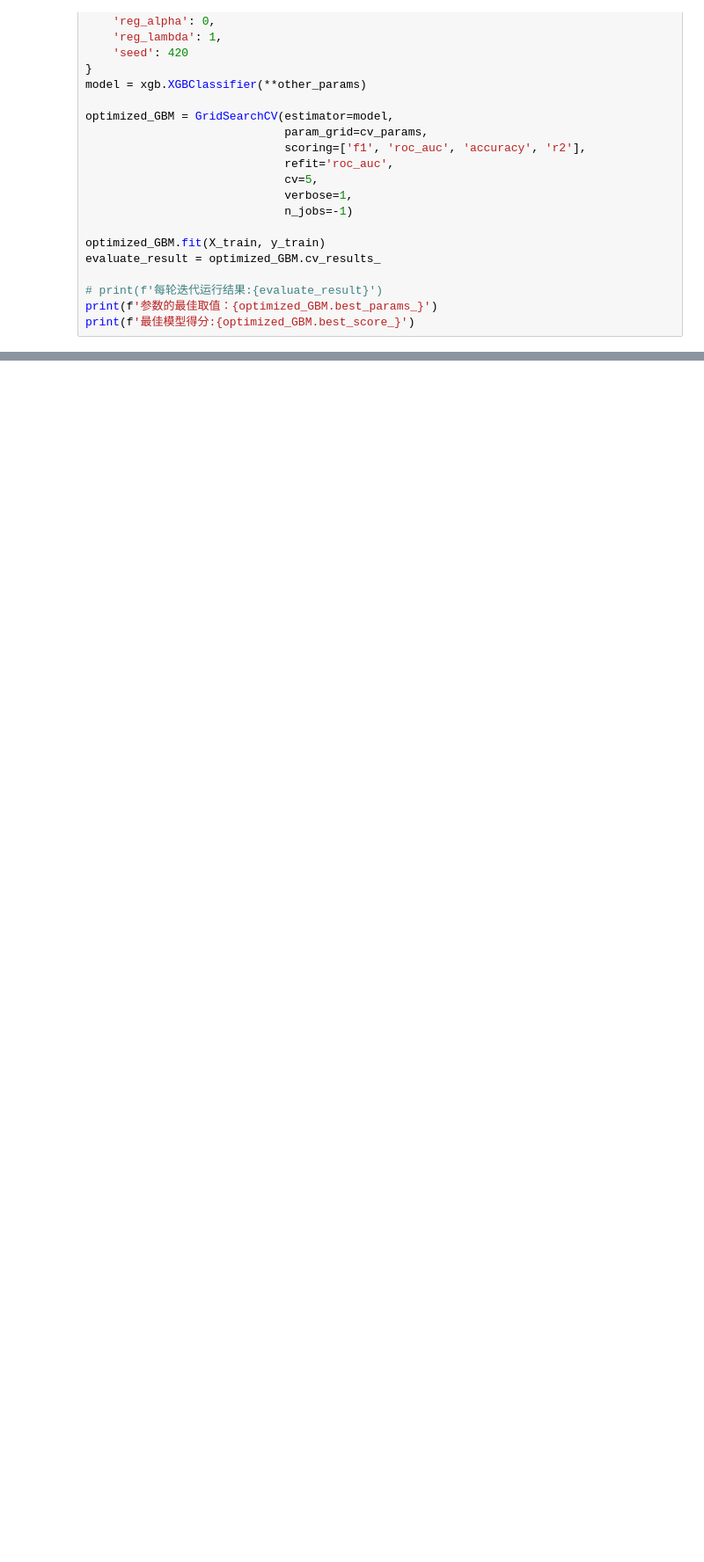
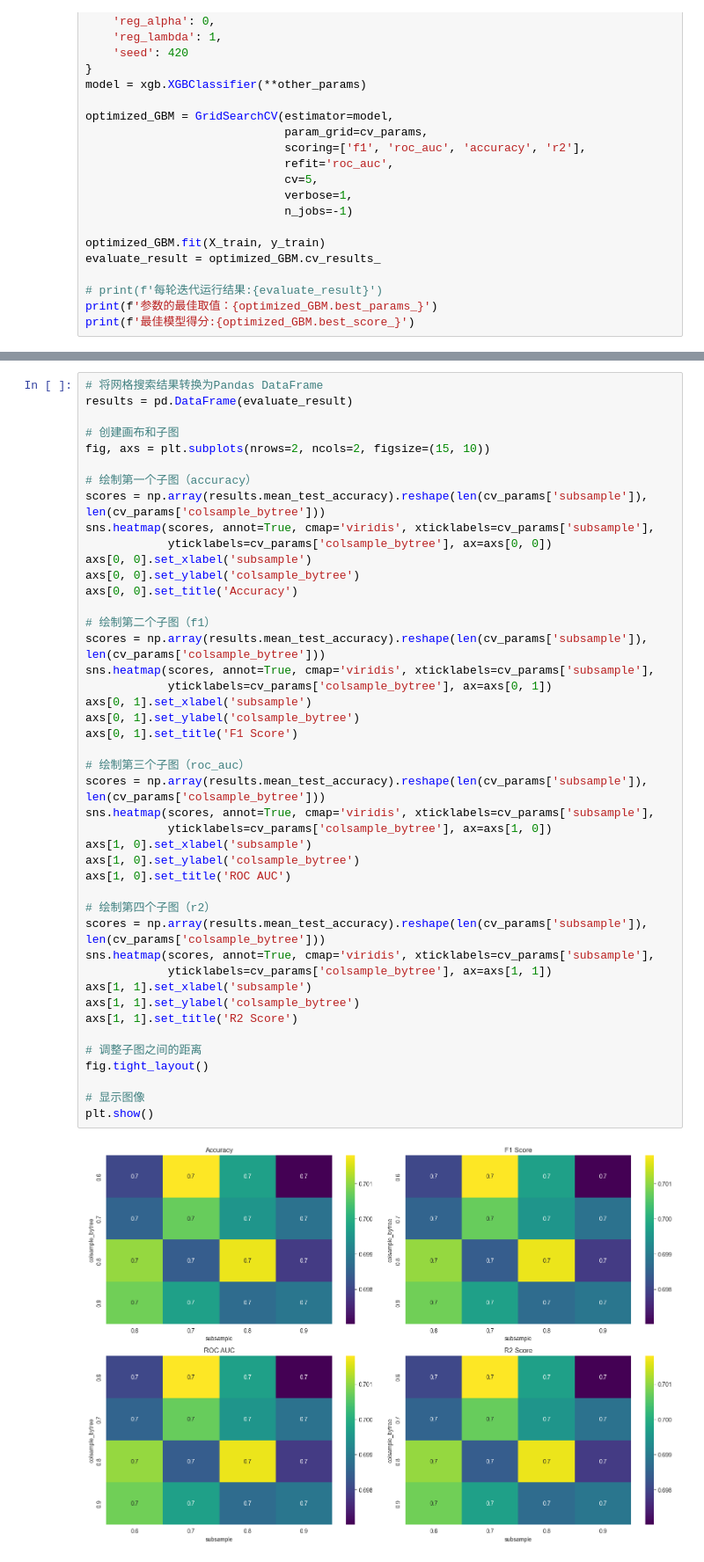
Before and after one commit to ruansy/riskgene, a Jupyter notebook: src/xgboost.ipynb, the cells around one changed output, grey strips where cells are left out. Shown: that part at 88% size. Drawn from its saved outputs; the diff is of its cells as text; blank space fills up the shorter version.

```diff
--- a/src/xgboost.ipynb
+++ b/src/xgboost.ipynb
@@ -326,0 +413,46 @@ print(f'最佳模型得分:{optimized_GBM.best_score_}')
+# %%
+# 将网格搜索结果转换为Pandas DataFrame
+results = pd.DataFrame(evaluate_result)
+
+# 创建画布和子图
+fig, axs = plt.subplots(nrows=2, ncols=2, figsize=(15, 10))
+
+# 绘制第一个子图（accuracy）
+scores = np.array(results.mean_test_accuracy).reshape(len(cv_params['subsample']), len(cv_params['colsample_bytree']))
+sns.heatmap(scores, annot=True, cmap='viridis', xticklabels=cv_params['subsample'],
+            yticklabels=cv_params['colsample_bytree'], ax=axs[0, 0])
+axs[0, 0].set_xlabel('subsample')
+axs[0, 0].set_ylabel('colsample_bytree')
+axs[0, 0].set_title('Accuracy')
+
+# 绘制第二个子图（f1）
+scores = np.array(results.mean_test_accuracy).reshape(len(cv_params['subsample']), len(cv_params['colsample_bytree']))
+sns.heatmap(scores, annot=True, cmap='viridis', xticklabels=cv_params['subsample'],
+            yticklabels=cv_params['colsample_bytree'], ax=axs[0, 1])
+axs[0, 1].set_xlabel('subsample')
+axs[0, 1].set_ylabel('colsample_bytree')
+axs[0, 1].set_title('F1 Score')
+
+# 绘制第三个子图（roc_auc）
+scores = np.array(results.mean_test_accuracy).reshape(len(cv_params['subsample']), len(cv_params['colsample_bytree']))
+sns.heatmap(scores, annot=True, cmap='viridis', xticklabels=cv_params['subsample'],
+            yticklabels=cv_params['colsample_bytree'], ax=axs[1, 0])
+axs[1, 0].set_xlabel('subsample')
+axs[1, 0].set_ylabel('colsample_bytree')
+axs[1, 0].set_title('ROC AUC')
+
+# 绘制第四个子图（r2）
+scores = np.array(results.mean_test_accuracy).reshape(len(cv_params['subsample']), len(cv_params['colsample_bytree']))
+sns.heatmap(scores, annot=True, cmap='viridis', xticklabels=cv_params['subsample'],
+            yticklabels=cv_params['colsample_bytree'], ax=axs[1, 1])
+axs[1, 1].set_xlabel('subsample')
+axs[1, 1].set_ylabel('colsample_bytree')
+axs[1, 1].set_title('R2 Score')
+
+# 调整子图之间的距离
+fig.tight_layout()
+
+# 显示图像
+plt.show()
+# %% [output]
+[figure, added]
```
Also changed, not shown: parts of 10 cells of this notebook.
